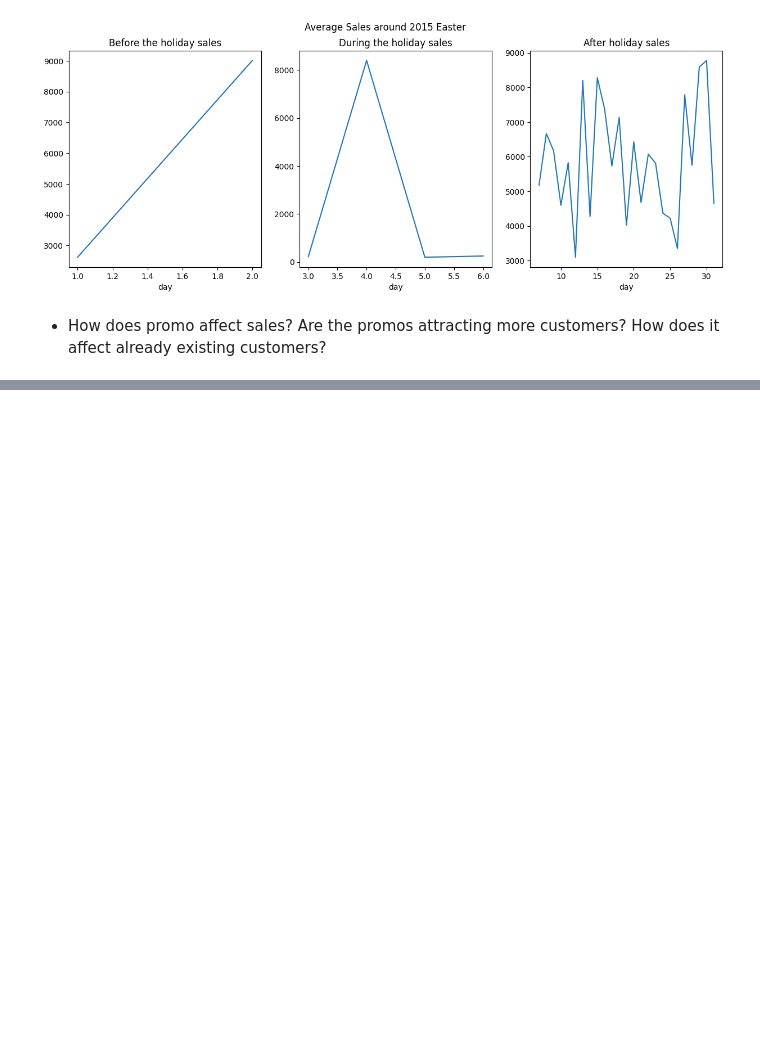
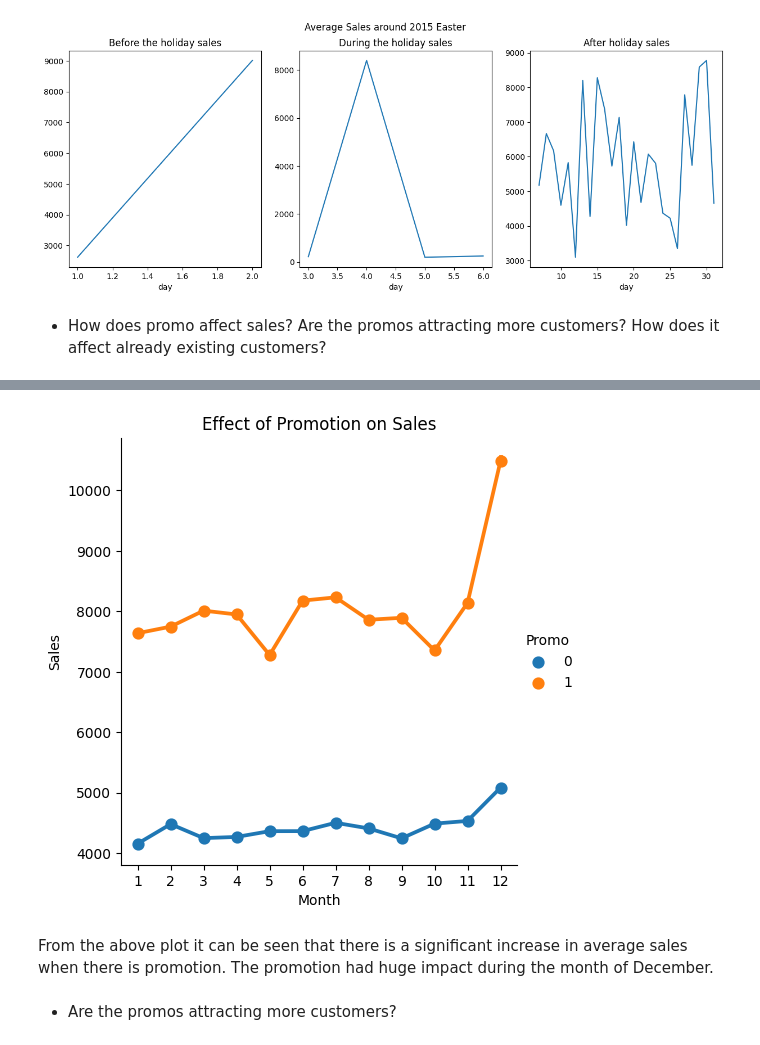
Before and after one commit to Nathnael12/pharmaceutical-sales-prediction, a Jupyter notebook: notbooks/data_exploration.ipynb, the cells around one changed output, grey strips where cells are left out. Cells and saved outputs as stored; diff of their text form; code cells hidden in the pictures; blank space fills up the shorter version.

```diff
--- a/notbooks/data_exploration.ipynb
+++ b/notbooks/data_exploration.ipynb
@@ -427,0 +451,13 @@ promo_sales.groupby(promo_sales.index.month).agg({"Sales":"mean"})
+# %%
+ax = sns.catplot(data=complete_train_date_indexed, x='month', y='Sales',kind='point', hue='Promo')
+ax.set(xlabel='Month', ylabel='Sales', title='Effect of Promotion on Sales')
+# ax.fig.suptitle("Effect of Promotion on Sales", fontsize=20)
+# ax.set_xlabel("Month")
+# ax.set_ylabel("Sales")
+plt.show()
+# %% [output]
+[figure, added]
+# %% [markdown]
+From the above plot it can be seen that there is a significant increase in average sales when there is promotion. The promotion had huge impact during the month of December.
+# %% [markdown]
+- Are the promos attracting more customers?
```
Also changed, not shown: parts of 18 cells of this notebook.
